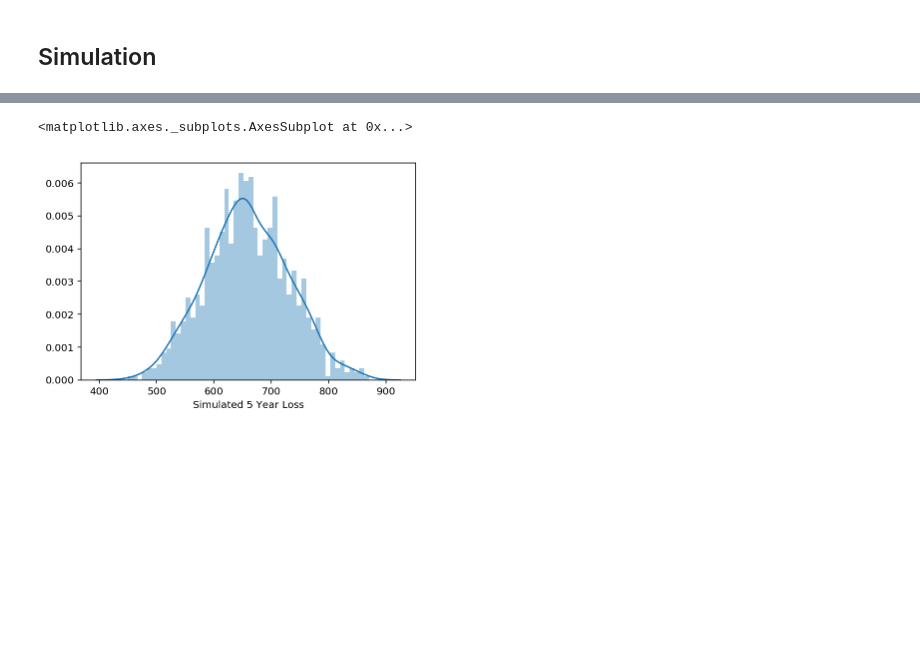
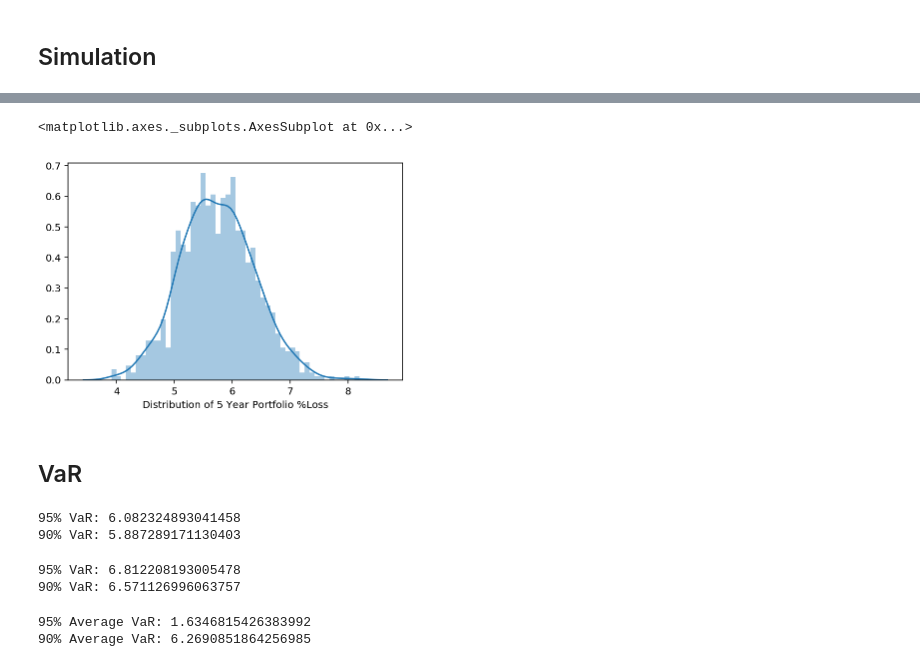
Before and after one commit to AlexaYuqinD/MS-E-246-Project, a Jupyter notebook: MS&E246 Project-Models.ipynb, the cells around one changed output, grey strips where cells are left out. Drawn from its saved outputs; the diff is of its cells as text; code cells hidden in the pictures; blank space fills up the shorter version.

```diff
--- a/MS&E246 Project-Models.ipynb
+++ b/MS&E246 Project-Models.ipynb
@@ -928,7 +934,9 @@ roc_auc_score(DNNval_y[1,:], default_prob)
 # %%
 regdata = rawdata[rawdata['target'] == 1]
 # split the data
-y_reg = np.log(regdata['GrossChargeOffAmount'].values + 1)
+#y_reg = np.log(regdata['GrossChargeOffAmount'].values + 1)
+# predict percentage
+y_reg = regdata['severity'].values
 X_reg = regdata[numCols+['age']+catCols]
 train_X_reg, test_X_reg, train_y_reg, test_y_reg = train_test_split(X_reg,y_reg,test_size=0.2,random_state=1)
 train_X_reg, val_X_reg, train_y_reg, val_y_reg = train_test_split(train_X_reg,train_y_reg,test_size=0.2,random_state=1)
@@ -1242,18 +1251,22 @@ INFO:tensorflow:Running local_init_op.
 INFO:tensorflow:Done running local_init_op.
 # %% [markdown]
 ## Simulation
+# %%
+total = list(samples['total'])
+alltotal = sum(total)
 # %%
 import random
 random.seed(0)
 # year 1
 allloss1 = []
+
 for i in range(1000):
     simloss = []
     for j in range(500):
         rand =random.random()
         if rand <= pred_prob1[j]:
-            simloss.append(pred_loss1[j])
+            simloss.append(pred_loss1[j]*total[j])
         else:
             simloss.append(0)
     allloss1.append(simloss)
-sumloss1 = [sum(i) for i in allloss1]
+sumloss1 = [sum(i)/alltotal*100 for i in allloss1]
@@ -1270,8 +1290,8 @@ for i in range(1000):
     for j in range(500):
         rand =random.random()
         if rand <= pred_prob5[j]:
-            simloss.append(pred_loss5[j])
+            simloss.append(pred_loss5[j]*total[j])
         else:
             simloss.append(0)
     allloss5.append(simloss)
-sumloss5 = [sum(i) for i in allloss5]
+sumloss5 = [sum(i)/alltotal*100 for i in allloss5]
@@ -1278,5 +1305,50 @@ sumloss5 = [sum(i) for i in allloss5]
 # %%
-sns.distplot(sumloss5,bins = 50,axlabel = 'Simulated 5 Year Loss')
+sns.distplot(sumloss5,bins = 50,axlabel = 'Distribution of 5 Year Portfolio %Loss')
 # %% [output]
 <matplotlib.axes._subplots.AxesSubplot at 0x...>
-[figure, old version]
+[figure, new version]
+# %% [markdown]
+## VaR
+# %%
+# year 1
+sumloss1 = sorted(sumloss1)
+# 95% VaR
+var195 = sumloss1[950-1]
+print('95% VaR: {}'.format(var195))
+# 90% VaR
+var190 = sumloss1[900-1]
+print('90% VaR: {}'.format(var190))
+# %% [output]
+95% VaR: 6.082324893041458
+90% VaR: 5.887289171130403
+# %%
+# year 5
+sumloss5 = sorted(sumloss5)
+# 95% VaR
+var595 = sumloss5[950-1]
+print('95% VaR: {}'.format(var595))
+# 90% VaR
+var590 = sumloss5[900-1]
+print('90% VaR: {}'.format(var590))
+# %% [output]
+95% VaR: 6.812208193005478
+90% VaR: 6.571126996063757
+# %%
+# Average VaR
+# year 1
+sumloss1 = sorted(sumloss1)
+# 95% Average VaR
+avar195 = 0
+for i in range(0,50,10):
+    avar195 += sumloss1[1000-i-1]
+avar195 = avar195/(1/0.05)
+print('95% Average VaR: {}'.format(avar195))
+# 90% Average VaR
+avar190 = 0
+for i in range(0,100,10):
+    avar190 += sumloss1[1000-i-1]
+avar190 = avar190/(1/0.1)
+print('90% Average VaR: {}'.format(avar190))
+# %% [output]
+95% Average VaR: 1.6346815426383992
+90% Average VaR: 6.2690851864256985
```
Also changed, not shown: parts of 23 cells of this notebook.
